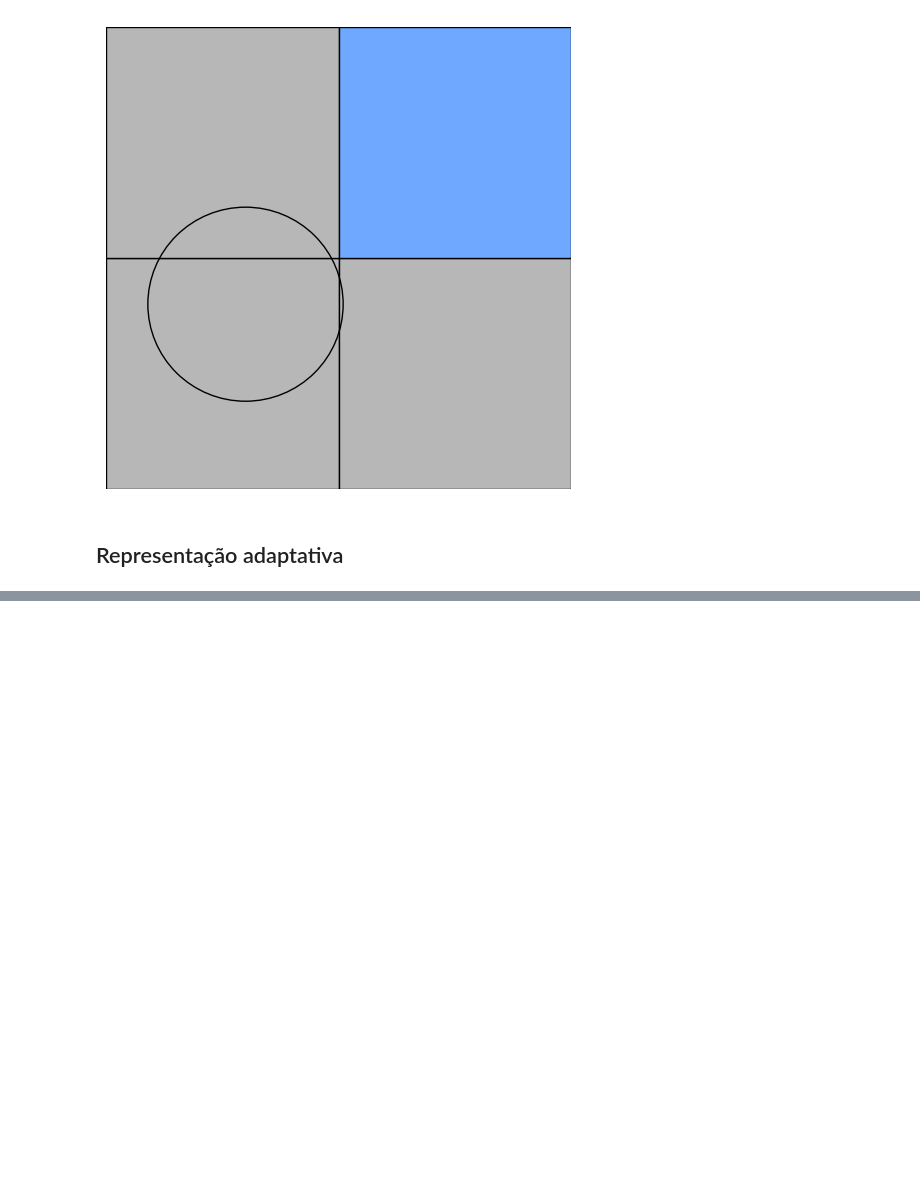
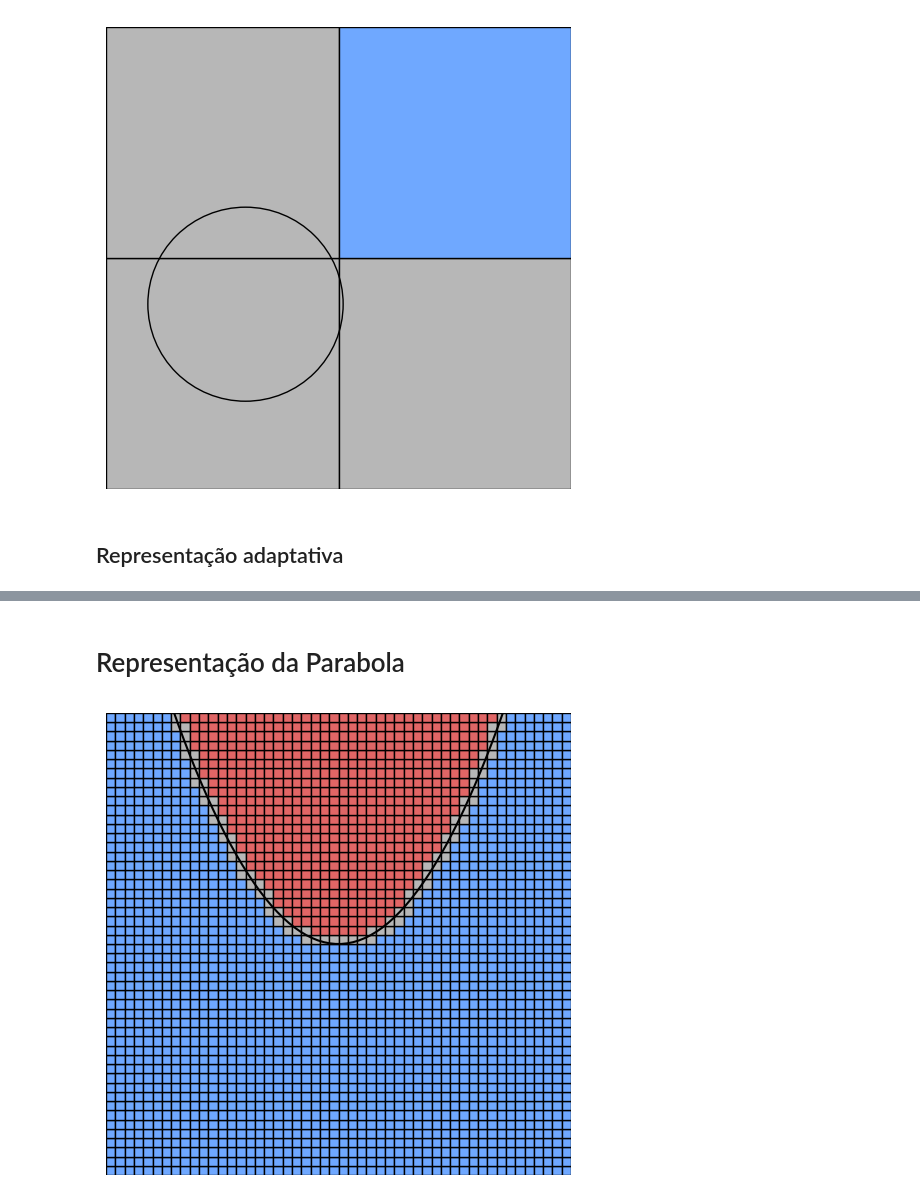
Before and after one commit to gabrielgszv/TemasComputacaoVisual, a Jupyter notebook: cg_impa_tarefa_1.ipynb, the cells around one changed output, grey strips where cells are left out. Saved outputs shown, nothing was run; the diff lists cells and outputs as text; code cells hidden in the pictures; blank space fills up the shorter version.

```diff
--- a/cg_impa_tarefa_1.ipynb
+++ b/cg_impa_tarefa_1.ipynb
@@ -108,0 +210,44 @@ plt.show()
+# %% [markdown]
+# Representação da Parabola
+# %%
+#Função
+c = 0
+
+def above_curve(x, y):
+    return y >= x**2 + c
+# %%
+#Classificar se um quadrado está dentro ou fora
+#Parcialmente errado (casos 1 e 2)
+
+def classify_curve(x, y, p):
+
+    corners = [(x, y), (x+p, y), (x+p, y+p), (x, y+p)]
+
+    count = 0
+    for xp, yp in corners:
+        if above_curve(xp, yp):
+            count+=1
+
+    if count == 4:
+        return 'inside'
+    elif count == 0:
+        return 'outside'
+    else:
+        return 'undefined'
+# %%
+fig, ax = plt.subplots(figsize=(6,6))
+
+draw_uniform(classify_curve, ax, -2, -2, 4, 50)
+
+ax.set_xlim([-2, 2])
+ax.set_ylim([-2, 2])
+
+x = np.linspace(-10, 10, 400)
+y = x**2 + c
+plt.plot(x, y, color='black')
+
+ax.axis('off')
+
+plt.show()
+# %% [output]
+[figure, added]
```
Also changed, not shown: parts of 24 cells of this notebook.
